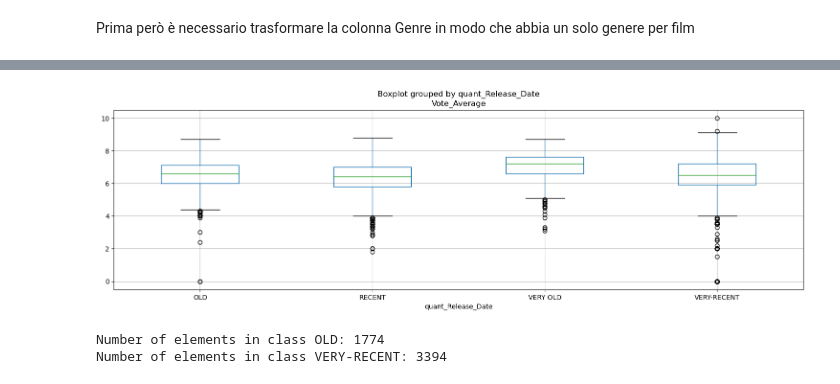
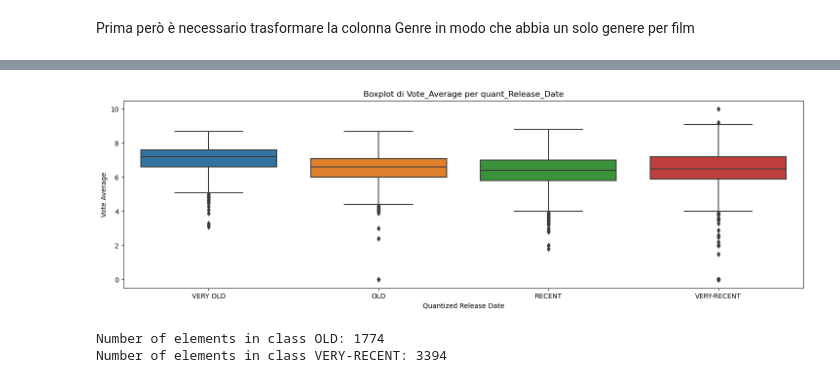
Before and after one commit to giampyhatesyou/Ids, a Jupyter notebook: pr.ipynb, the cells around one changed output, grey strips where cells are left out. Saved outputs shown, nothing was run; the diff lists cells and outputs as text; code cells hidden in the pictures.

```diff
--- a/pr.ipynb
+++ b/pr.ipynb
@@ -379,11 +327,16 @@ dataset.head()
 | 2 | 2022-02-25 | No Exit | Stranded at a rest stop in the mo... | 2618.1 | 122 | 6.3 | en | Thriller | ... |
 | 3 | 2021-11-24 | Encanto | The tale of an extraordinary fami... | 2402.2 | 5076 | 7.7 | en | Animation | ... |
 | 4 | 2021-12-22 | The King's Man | As a collection of history's wors... | 1895.5 | 1793 | 7.0 | en | Action | ... |
-# %%
-dataset.boxplot(column='Vote_Average',by='quant_Release_Date',figsize=(18,5))
-plt.show()
-# %% [output]
-[figure, removed]
+# %%
+# Crea il boxplot con le etichette sull'asse x nell'ordine desiderato
+plt.figure(figsize=(18, 5))
+sns.boxplot(data=dataset, x='quant_Release_Date', y='Vote_Average', order= ['VERY OLD', 'OLD', 'RECENT', 'VERY-RECENT'])
+plt.title('Boxplot di Vote_Average per quant_Release_Date')
+plt.xlabel('Quantized Release Date')
+plt.ylabel('Vote Average')
+plt.show()
+# %% [output]
+[figure, added]
 # %%
 old_count = dataset[dataset['quant_Release_Date'] == 'OLD'].shape[0]
 very_recent_count = dataset[dataset['quant_Release_Date'] == 'VERY-RECENT'].shape[0]
```
Also changed, not shown: parts of 52 cells of this notebook.
